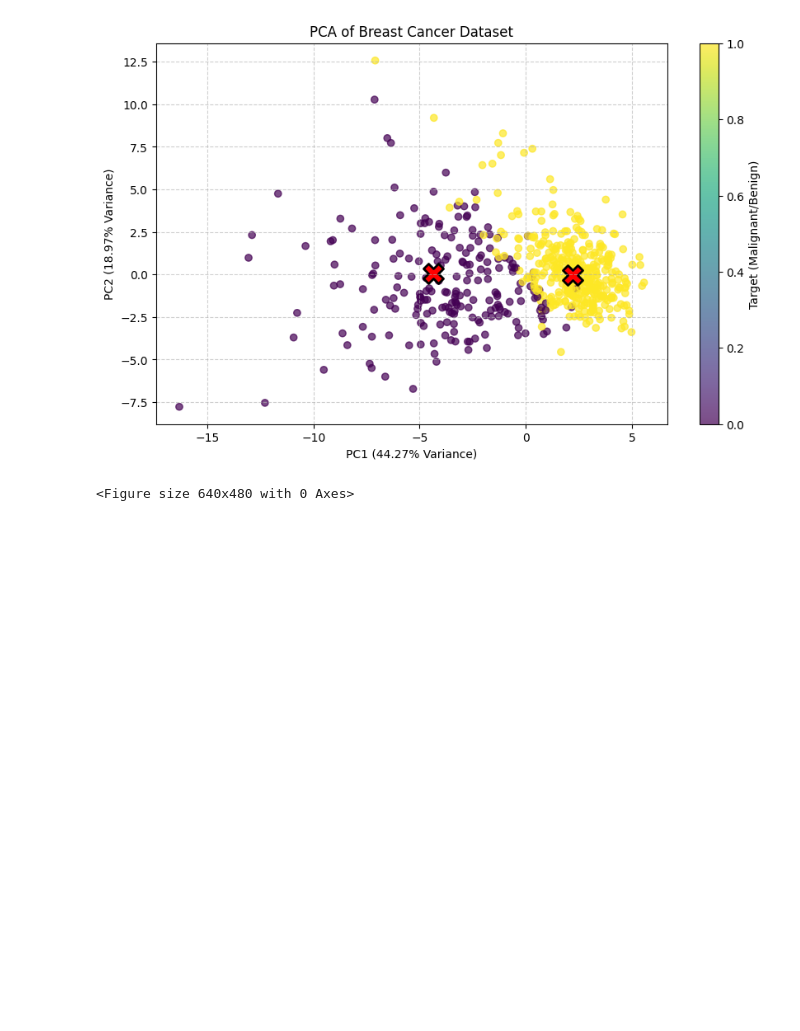
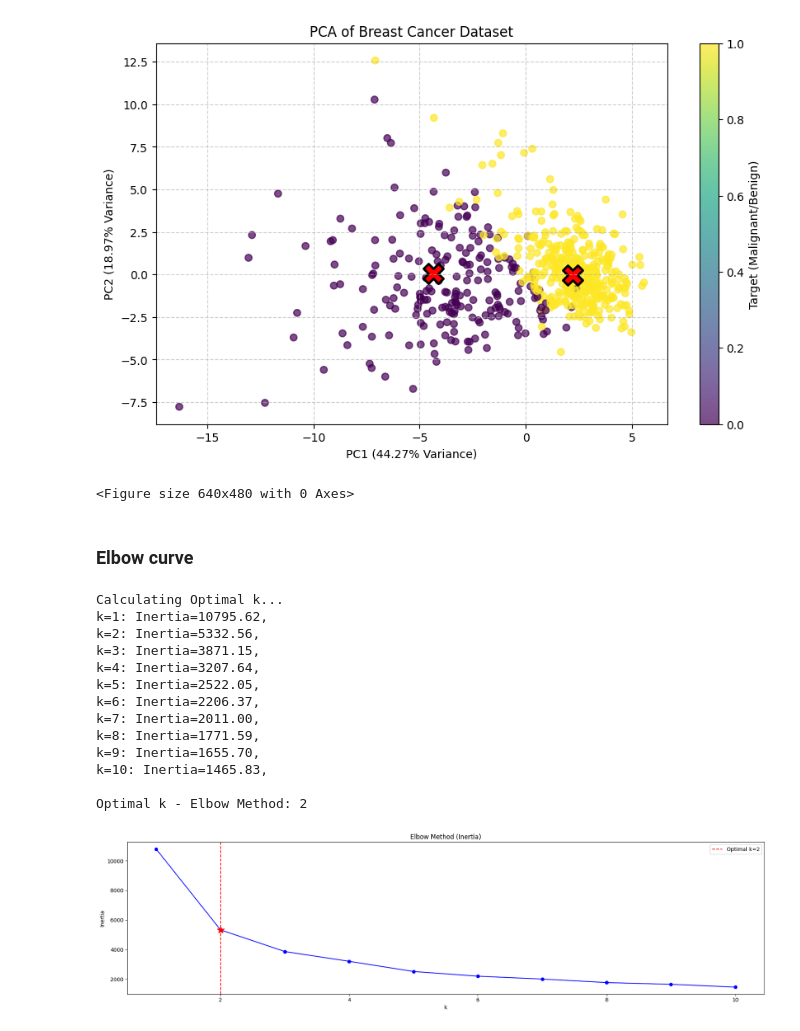
Before and after one commit to abdelrahman7124/Machine-Learning-lab-4, a Jupyter notebook: pca&kmeans.ipynb, the cells around one changed output. Drawn from its saved outputs; the diff is of its cells as text; code cells hidden in the pictures; blank space fills up the shorter version.

```diff
--- a/pca&kmeans.ipynb
+++ b/pca&kmeans.ipynb
@@ -541,3 +612,57 @@ Explained Variance Ratio: [0.44272026 0.18971182]
 [figure]
 [figure]
 <Figure size 640x480 with 0 Axes>
+# %% [markdown]
+### Elbow curve
+# %%
+k_range1 = range(1, 11)
+inertias = []
+
+pca = PCA(desired_dim=2)
+pca.fit(X_std)
+X_pca = pca.transform(X_std)
+
+print("Calculating Optimal k...")
+for k in k_range1:
+    kmeans = KMeans(num_clusters=k, init_method=initMethod.KMEANS_PP, random_state=42)
+    kmeans.fit(X_pca)
+    inertias.append(kmeans.inertia_)
+
+    print(f"k={k}: Inertia={kmeans.inertia_:.2f}, ")
+
+diffs = np.diff(inertias)
+diffs2 = np.diff(diffs)
+optimal_k_elbow = np.argmax(diffs2) + 2  # +2 because of double diff
+
+
+print(f"\nOptimal k - Elbow Method: {optimal_k_elbow}")
+
+# Plotting
+fig, axes = plt.subplots(1, 1, figsize=(18, 5))
+
+# Elbow
+axes.plot(k_range1, inertias, 'bo-')
+axes.axvline(x=optimal_k_elbow, color='r', linestyle='--', label=f'Optimal k={optimal_k_elbow}')
+axes.plot(optimal_k_elbow, inertias[optimal_k_elbow-1], 'r*', markersize=15)
+axes.set_title('Elbow Method (Inertia)')
+axes.set_xlabel('k')
+axes.set_ylabel('Inertia')
+axes.legend()
+
+plt.tight_layout()
+plt.show()
+# %% [output]
+Calculating Optimal k...
+k=1: Inertia=10795.62,
+k=2: Inertia=5332.56,
+k=3: Inertia=3871.15,
+k=4: Inertia=3207.64,
+k=5: Inertia=2522.05,
+k=6: Inertia=2206.37,
+k=7: Inertia=2011.00,
+k=8: Inertia=1771.59,
+k=9: Inertia=1655.70,
+k=10: Inertia=1465.83,
+
+Optimal k - Elbow Method: 2
+[figure, added]
```
Also changed, not shown: parts of 7 cells of this notebook, 1 other file.
